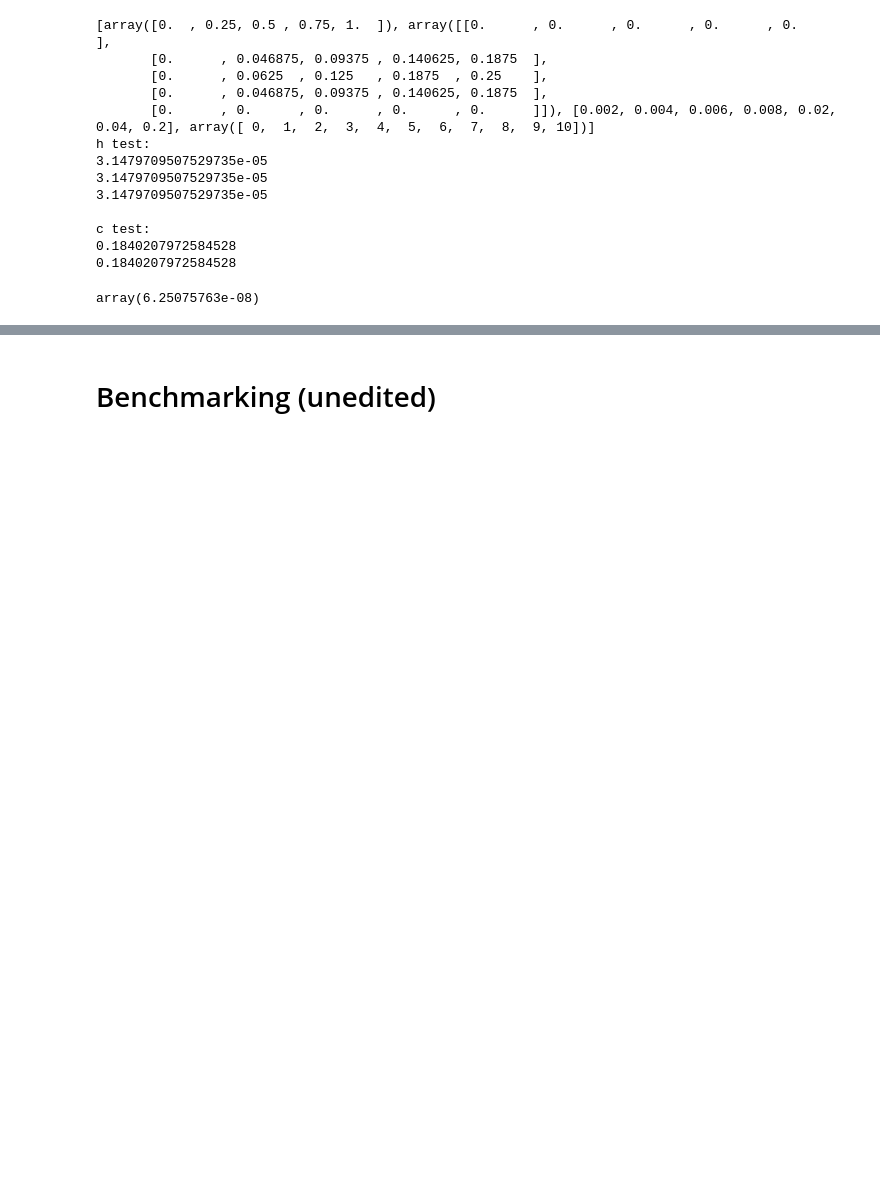
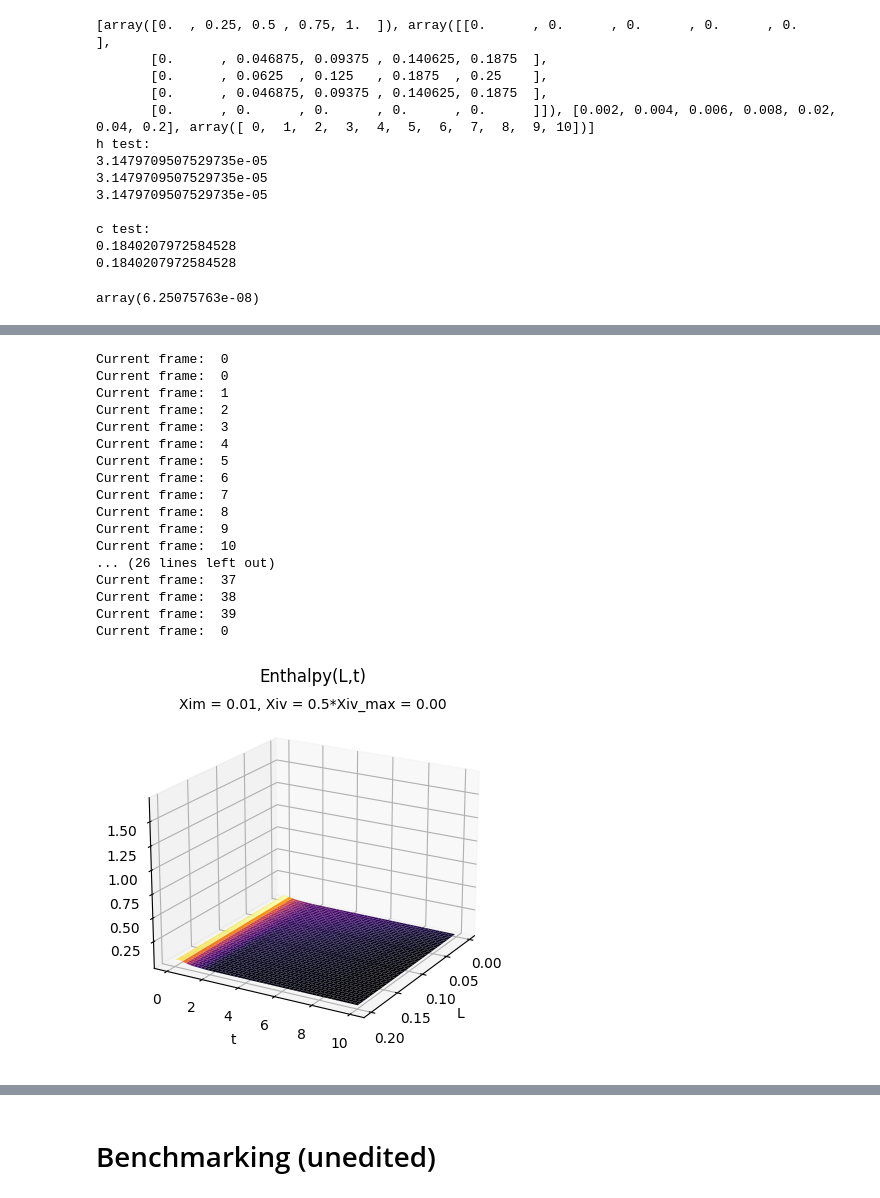
Before and after one commit to jwp91/TableMaker, a Jupyter notebook: flameTableMaker_LTindexing.ipynb, the cells around one changed output, grey strips where cells are left out. Drawn from its saved outputs; the diff is of its cells as text; code cells hidden in the pictures; blank space fills up the shorter version.

```diff
--- a/flameTableMaker_LTindexing.ipynb
+++ b/flameTableMaker_LTindexing.ipynb
@@ -475,0 +512,20 @@ interactive(children=(IntSlider(value=45, description='theta', max=90), IntSlide
+# %%
+#----- Animate over values of xim
+#Create data
+xim = np.linspace(0.01,0.99,20)
+xiv = xim*(1-xim)/2 #Set xiv to be 1/2 of the maximum value for a given xim.
+Ls = np.linspace(min(Lvals)+1e-3, max(Lvals)-1e-3, 50)
+ts = np.linspace(min(tvals)+1e-3, max(tvals)-1e-3, 50)
+hs = np.ones((len(xim), len(Ls), len(ts)))
+cs = np.ones((len(xim), len(Ls), len(ts)))
+for i in range(len(xim)):
+    print(i)
+    for l in range(len(Ls)):
+        for t in range(len(ts)):
+            hs[i,l,t] = Ih(xim[i], xiv[i], Ls[l], ts[t])
+            cs[i,l,t] = Ic(xim[i], xiv[i], Ls[l], ts[t])
+
+print("Checkpoint1")
+x, y = np.meshgrid(Ls, ts)
+z1 = hs
+z2 = cs
@@ -475,0 +555,45 @@ interactive(children=(IntSlider(value=45, description='theta', max=90), IntSlide
+# %%
+# Animate the plot for enthalpy
+fig = plt.figure()
+ax = fig.add_subplot(111, projection='3d')
+
+# Function to animate the plot
+def animate(frame):
+    print("Current frame: ", frame)
+    if frame >= len(z1):
+        frame = 2*len(z1)-1-frame
+    ax.clear()  # Clear previous plot to update with new data
+    ax.view_init(elev=20, azim = 30)
+    ax.set_title("Enthalpy(L,t)")
+    ax.set_xlabel("L")
+    ax.set_ylabel("t")
+    ax.set_zlabel("h")
+    ax.set_zlim(bottom=np.min(z1), top=np.max(z1))
+    surf = ax.plot_surface(x, y, z1[frame], cmap='inferno')
+    ax.text2D(0.5, 0.95, f'Xim = {xim[frame]:.2f}, Xiv = 0.5*Xiv_max = {xiv[frame]:.2f}', transform=ax.transAxes, ha='center')
+    return surf,
+
+# Create the animation
+ani = animation.FuncAnimation(fig, animate, frames=2*len(z1), interval=200)
+
+# Save the animation as a GIF
+ani.save(f'Enthalpy_VariableXimXiv.gif', writer='pillow', fps=5)
+# %% [output]
+Current frame:  0
+Current frame:  0
+Current frame:  1
+Current frame:  2
+Current frame:  3
+Current frame:  4
+Current frame:  5
+Current frame:  6
+Current frame:  7
+Current frame:  8
+Current frame:  9
+Current frame:  10
+... (26 lines left out)
+Current frame:  37
+Current frame:  38
+Current frame:  39
+Current frame:  0
+[figure, added]
```
Also changed, not shown: parts of 9 cells of this notebook, 3 other files.
